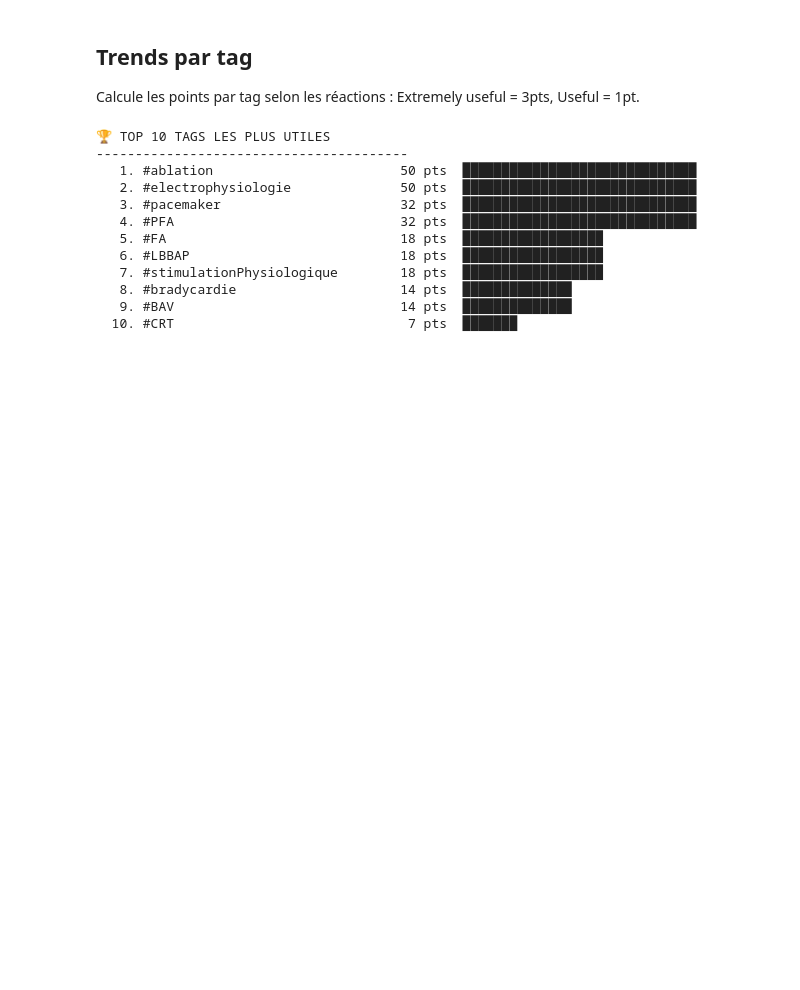
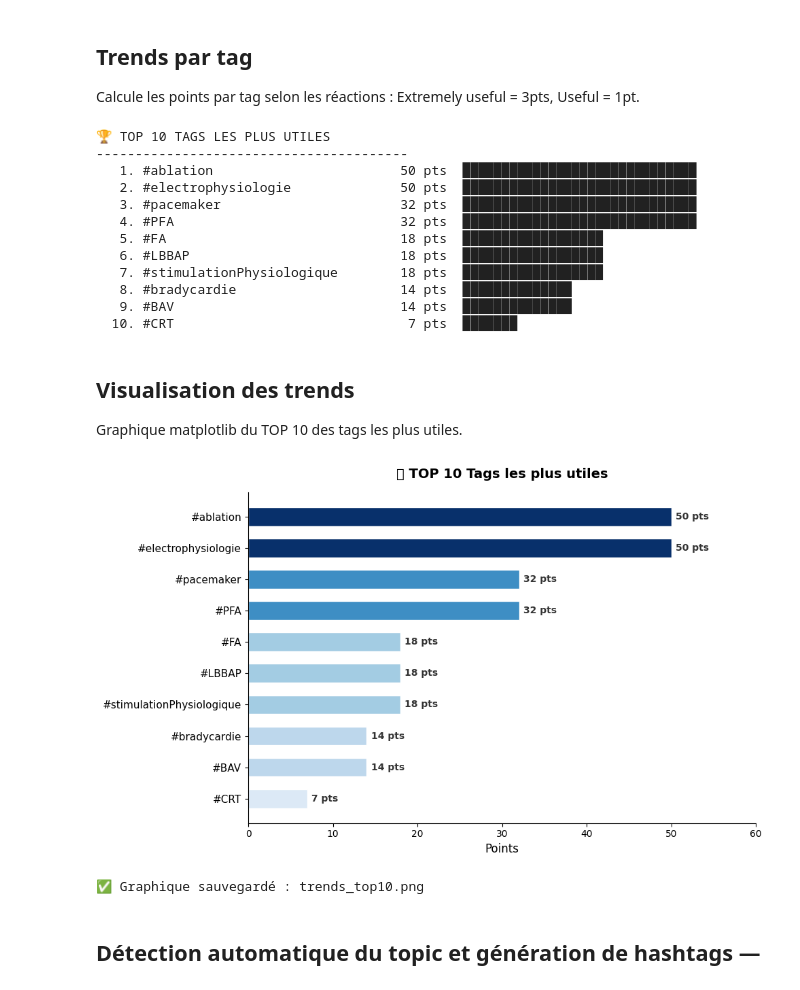
Before and after one commit to WinnieTEKAM/ctd-ia, a Jupyter notebook: exploration_edsnlp.ipynb, the cells around one changed output. Cells and saved outputs as stored; diff of their text form; code cells hidden in the pictures; blank space fills up the shorter version.

Commit message:
feat: ajout detecter_topic, generer_hashtags, visualisation matplotlib

```diff
--- a/exploration_edsnlp.ipynb
+++ b/exploration_edsnlp.ipynb
@@ -424,3 +424,62 @@ afficher_trends(scores, top_n=10)
    8. #bradycardie                     14 pts  ██████████████
    9. #BAV                             14 pts  ██████████████
   10. #CRT                              7 pts  ███████
+# %% [markdown]
+##  Visualisation des trends
+Graphique matplotlib du TOP 10 des tags les plus utiles.
+# %%
+# ============================================================
+#  VISUALISATION DES TRENDS — matplotlib
+# ============================================================
+
+import matplotlib.pyplot as plt
+import matplotlib.patches as mpatches
+
+def visualiser_trends(scores: dict, top_n: int = 10):
+    """
+    Affiche un graphique bar horizontal du TOP N des tags les plus utiles.
+    """
+    # Prendre le top N
+    top_tags = list(scores.items())[:top_n]
+    tags = [t[0] for t in top_tags]
+    points = [t[1] for t in top_tags]
+
+    # Couleurs dégradées selon le score
+    couleurs = plt.cm.Blues([p / max(points) for p in points])
+
+    fig, ax = plt.subplots(figsize=(10, 6))
+
+    bars = ax.barh(tags[::-1], points[::-1], color=couleurs[::-1], edgecolor="white", height=0.6)
+
+    # Ajouter les valeurs sur les barres
+    for bar, pt in zip(bars, points[::-1]):
+        ax.text(
+            bar.get_width() + 0.5,
+            bar.get_y() + bar.get_height() / 2,
+            f"{pt} pts",
+            va="center",
+            fontsize=10,
+            fontweight="bold",
+            color="#333333"
+        )
+
+    ax.set_xlabel("Points", fontsize=12)
+    ax.set_title("🏆 TOP 10 Tags les plus utiles", fontsize=14, fontweight="bold", pad=15)
+    ax.set_xlim(0, max(points) * 1.2)
+    ax.spines["top"].set_visible(False)
+    ax.spines["right"].set_visible(False)
+    ax.tick_params(axis="y", labelsize=11)
+
+    plt.tight_layout()
+    plt.savefig("trends_top10.png", dpi=150, bbox_inches="tight")
+    plt.show()
+    print("✅ Graphique sauvegardé : trends_top10.png")
+
+
+# --- Utiliser les scores calculés précédemment ---
+visualiser_trends(scores, top_n=10)
+# %% [output]
+[figure, added]
+✅ Graphique sauvegardé : trends_top10.png
+# %% [markdown]
+##  Détection automatique du topic et génération de hashtags —
```
Also changed, not shown: parts of 3 cells of this notebook, 1 other file.
